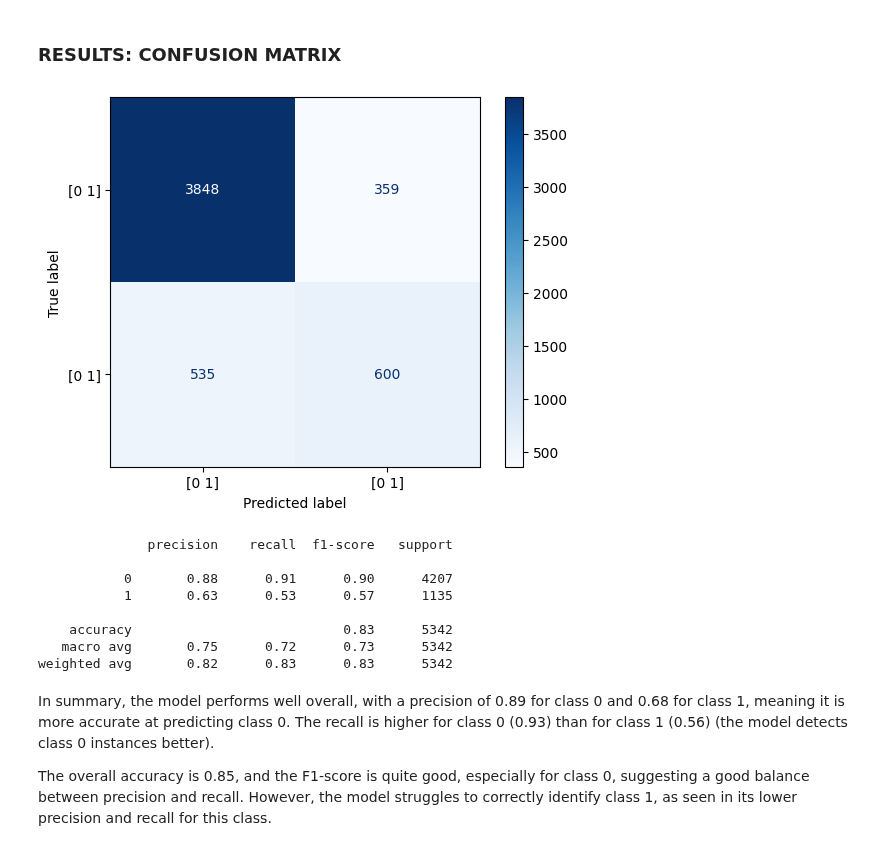
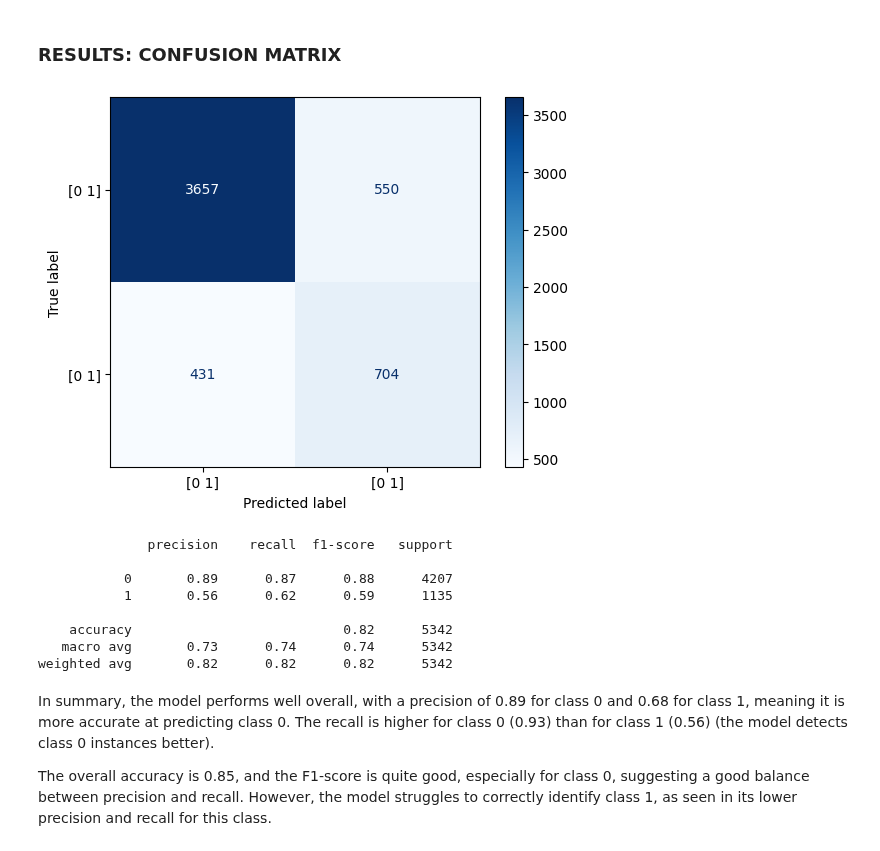
Before and after one commit to SERGI0HERREROS/MachineLearning, a Jupyter notebook: best_models/RandomForest_with_partition.ipynb, the cells around one changed output. Cells and saved outputs as stored; diff of their text form; code cells hidden in the pictures.

```diff
--- a/best_models/RandomForest_with_partition.ipynb
+++ b/best_models/RandomForest_with_partition.ipynb
@@ -94,6 +86,9 @@ seasonal_estimators =RandomForestClassifier(
+# %%
+h1n1_rf = RandomForestClassifier(random_state=42, bootstrap=True, class_weight= 'balanced_subsample', criterion='entropy', max_depth=30, min_samples_leaf=4, min_samples_split=10, n_estimators=200)
+seasonal_rf = RandomForestClassifier(random_state=42, bootstrap=False, class_weight= 'balanced', criterion='gini', max_depth=10, min_samples_leaf=2, min_samples_split=10, n_estimators=200)
 # %% [markdown]
 The models (one for each prediction) are trained to study performance.
 # %%
-h1n1_estimators.fit(h1n1_X_train, h1n1_y_train)
+h1n1_rf.fit(h1n1_X_train, h1n1_y_train)
 # %% [output]
 RandomForestClassifier(class_weight='balanced_subsample', criterion='entropy',
@@ -106,6 +103,6 @@ RandomForestClassifier(class_weight='balanced_subsample', criterion='entropy',
 # %% [markdown]
 Predictions.
 # %%
-h1n1_preds = h1n1_estimators.predict_proba(h1n1_X_test)
-h1n1_preds_predict = h1n1_estimators.predict(h1n1_X_test)
+h1n1_preds = h1n1_rf.predict_proba(h1n1_X_test)
+h1n1_preds_predict = h1n1_rf.predict(h1n1_X_test)
 # %%
@@ -173,22 +170,22 @@ fig.tight_layout()
 # %%
 # h1n1_vaccine
 cm = metrics.confusion_matrix(h1n1_y_test['h1n1_vaccine'], h1n1_preds_predict[:, 0])
-disp = metrics.ConfusionMatrixDisplay(confusion_matrix=cm, display_labels=h1n1_estimators.classes_)
+disp = metrics.ConfusionMatrixDisplay(confusion_matrix=cm, display_labels=h1n1_rf.classes_)
 disp.plot(cmap=plt.cm.Blues)
 plt.show()
 
 # Print the classification report
 print(metrics.classification_report(h1n1_y_test['h1n1_vaccine'], h1n1_preds_predict[:, 0]))
 # %% [output]
-[figure, old version]
+[figure, new version]
               precision    recall  f1-score   support
 
-           0       0.88      0.91      0.90      4207
-           1       0.63      0.53      0.57      1135
+           0       0.89      0.87      0.88      4207
+           1       0.56      0.62      0.59      1135
 
-    accuracy                           0.83      5342
-   macro avg       0.75      0.72      0.73      5342
-weighted avg       0.82      0.83      0.83      5342
+    accuracy                           0.82      5342
+   macro avg       0.73      0.74      0.74      5342
+weighted avg       0.82      0.82      0.82      5342
 # %% [markdown]
 In summary, the model performs well overall, with a precision of 0.89 for class 0 and 0.68 for class 1, meaning it is more accurate at predicting class 0. The recall is higher for class 0 (0.93) than for class 1 (0.56) (the model detects class 0 instances better).
 
```
Also changed, not shown: parts of 14 cells of this notebook, 1 other file.
